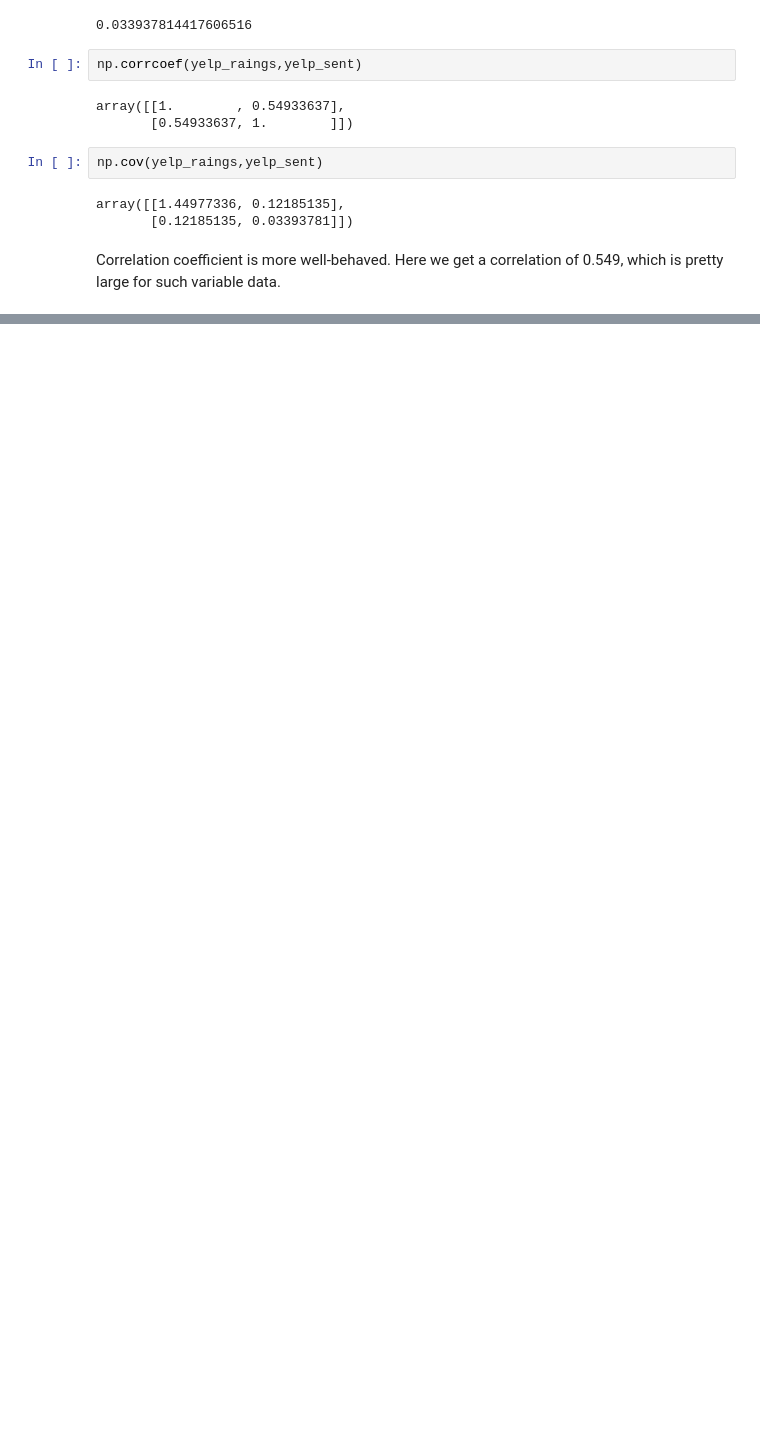
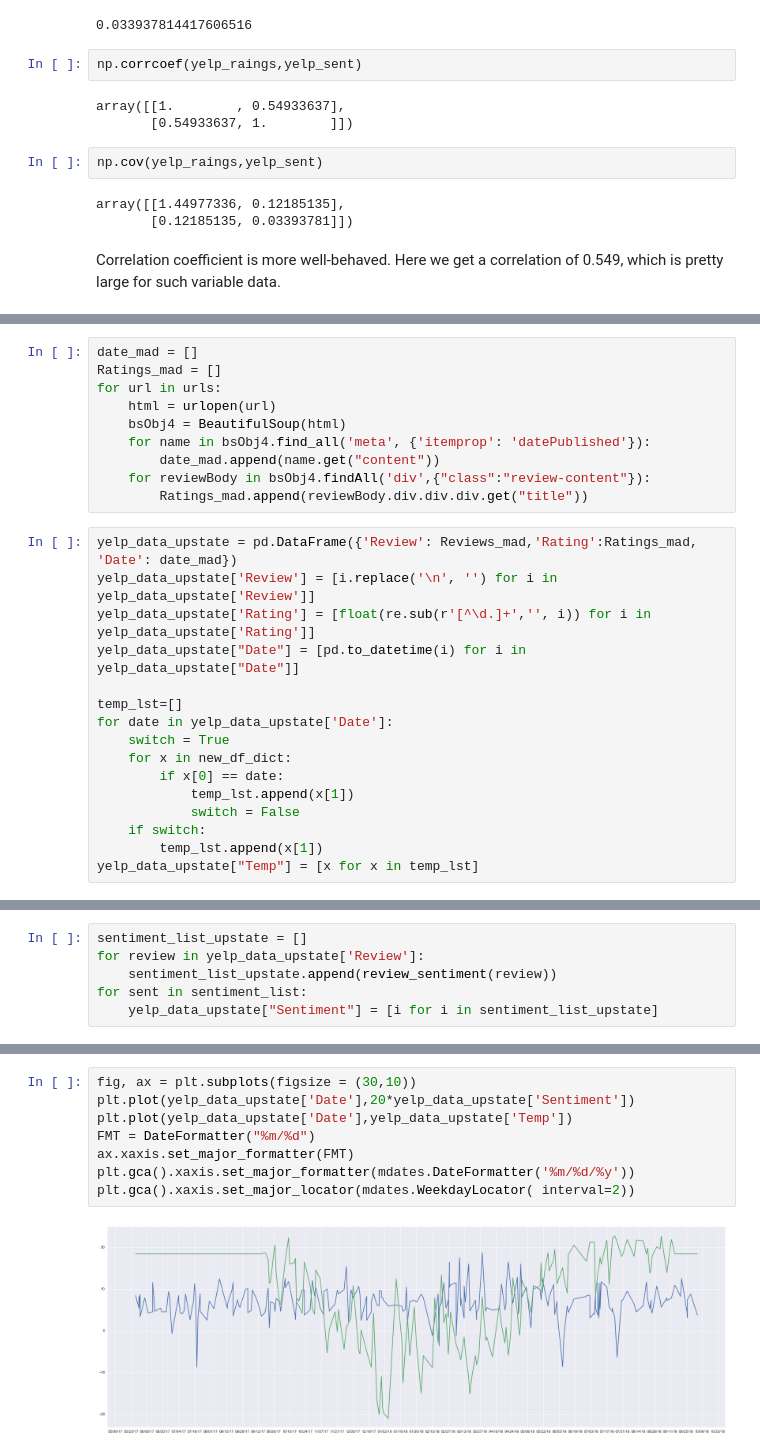
Before and after one commit to JunanQu/YELP-, a Jupyter notebook: 2950_final-2.ipynb, the cells around one changed output, grey strips where cells are left out. Drawn from its saved outputs; the diff is of its cells as text; blank space fills up the shorter version.

```diff
--- a/2950_final-2.ipynb
+++ b/2950_final-2.ipynb
@@ -285,0 +429,26 @@ Correlation coefficient is more well-behaved. Here we get a correlation of 0.549
+# %%
+date_mad = []
+Ratings_mad = []
+for url in urls:
+    html = urlopen(url)
+    bsObj4 = BeautifulSoup(html)
+    for name in bsObj4.find_all('meta', {'itemprop': 'datePublished'}):
+        date_mad.append(name.get("content"))
+    for reviewBody in bsObj4.findAll('div',{"class":"review-content"}):
+        Ratings_mad.append(reviewBody.div.div.div.get("title"))
+# %%
+yelp_data_upstate = pd.DataFrame({'Review': Reviews_mad,'Rating':Ratings_mad, 'Date': date_mad})
+yelp_data_upstate['Review'] = [i.replace('\n', '') for i in yelp_data_upstate['Review']]
+yelp_data_upstate['Rating'] = [float(re.sub(r'[^\d.]+','', i)) for i in yelp_data_upstate['Rating']]
+yelp_data_upstate["Date"] = [pd.to_datetime(i) for i in yelp_data_upstate["Date"]]
+
+temp_lst=[]
+for date in yelp_data_upstate['Date']:
+    switch = True
+    for x in new_df_dict:
+        if x[0] == date:
+            temp_lst.append(x[1])
+            switch = False
+    if switch:
+        temp_lst.append(x[1])
+yelp_data_upstate["Temp"] = [x for x in temp_lst]
@@ -285,0 +464,6 @@ Correlation coefficient is more well-behaved. Here we get a correlation of 0.549
+# %%
+sentiment_list_upstate = []
+for review in yelp_data_upstate['Review']:
+    sentiment_list_upstate.append(review_sentiment(review))
+for sent in sentiment_list:
+    yelp_data_upstate["Sentiment"] = [i for i in sentiment_list_upstate]
@@ -285,0 +480,10 @@ Correlation coefficient is more well-behaved. Here we get a correlation of 0.549
+# %%
+fig, ax = plt.subplots(figsize = (30,10))
+plt.plot(yelp_data_upstate['Date'],20*yelp_data_upstate['Sentiment'])
+plt.plot(yelp_data_upstate['Date'],yelp_data_upstate['Temp'])
+FMT = DateFormatter("%m/%d")
+ax.xaxis.set_major_formatter(FMT)
+plt.gca().xaxis.set_major_formatter(mdates.DateFormatter('%m/%d/%y'))
+plt.gca().xaxis.set_major_locator(mdates.WeekdayLocator( interval=2))
+# %% [output]
+[figure, added]
```
Also changed, not shown: parts of 36 cells of this notebook, 1 other file.
